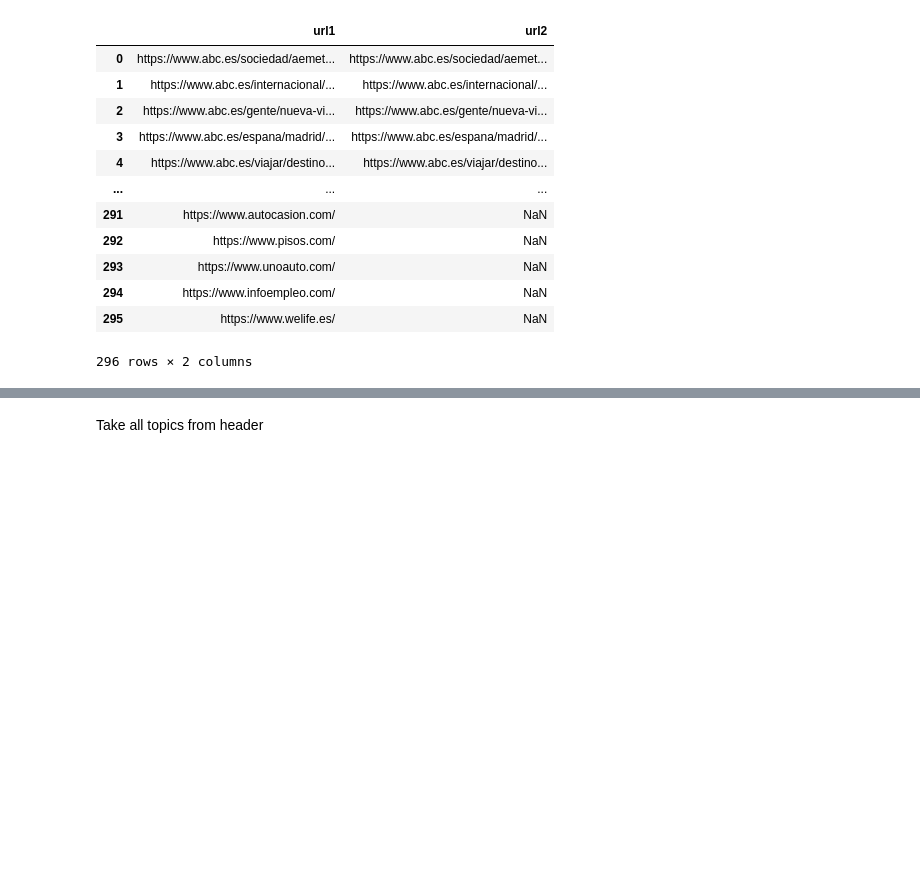
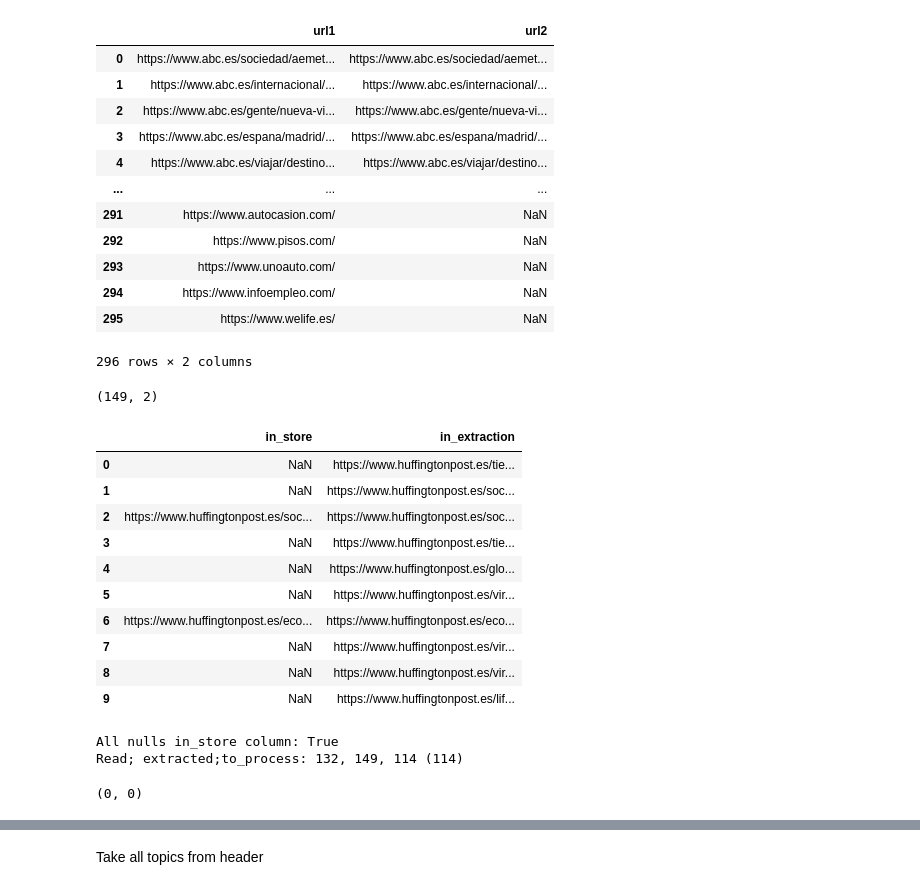
Before and after one commit to Marlup/Expected-news, a Jupyter notebook: testing/news-extraction-and-loading/unit-testing.ipynb, the cells around one changed output, grey strips where cells are left out. Saved outputs shown, nothing was run; the diff lists cells and outputs as text; code cells hidden in the pictures; blank space fills up the shorter version.

```diff
--- a/testing/news-extraction-and-loading/unit-testing.ipynb
+++ b/testing/news-extraction-and-loading/unit-testing.ipynb
@@ -1412,7 +1514,7 @@ headers = {
 }
 url = "https://www.lavanguardia.com/"
 url = "https://www.abc.es/"
+url = "https://www.elpais.com"
 response = requests.get(url, headers=headers)
 
 parsed_hmtl = BeautifulSoup(response.content, "html.parser")
-body = parsed_hmtl.select("body")
@@ -1425,0 +1561,4 @@ len(links)
+# %%
+a_tags = parsed_hmtl.html.body.find_all("a", href=re.compile("https?://.*"))
+links = [a_tag.attrs.get("href", "") for a_tag in a_tags if "https://elpais.com/" in a_tag.attrs.get("href", "")]
+len(links), links
@@ -1516,0 +1763,40 @@ pd.concat([node1_links_serie,
+# %%
+select_urls = pd.DataFrame(read_stored_news(media),
+                           columns=["in_store"])
+
+extracted_urls = pd.DataFrame(urls,
+                              columns=["in_extraction"]
+                             ).drop_duplicates()
+df_novels = select_urls.merge(extracted_urls,
+                              left_on="in_store",
+                              right_on="in_extraction",
+                              how="right")
+
+print(df_novels.shape)
+df_novels.head(10)
+# %% [output]
+(149, 2)
+|  | in_store | in_extraction |
+| 0 | NaN | https://www.huffingtonpost.es/tie... |
+| 1 | NaN | https://www.huffingtonpost.es/soc... |
+| 2 | https://www.huffingtonpost.es/soc... | https://www.huffingtonpost.es/soc... |
+| 3 | NaN | https://www.huffingtonpost.es/tie... |
+| 4 | NaN | https://www.huffingtonpost.es/glo... |
+| 5 | NaN | https://www.huffingtonpost.es/vir... |
+| 6 | https://www.huffingtonpost.es/eco... | https://www.huffingtonpost.es/eco... |
+| 7 | NaN | https://www.huffingtonpost.es/vir... |
+| 8 | NaN | https://www.huffingtonpost.es/vir... |
+| 9 | NaN | https://www.huffingtonpost.es/lif... |
+# %%
+are_new_urls = df_novels.in_store.isnull()
+df_novels_extraction = df_novels[are_new_urls]
+print("All nulls in_store column:", df_novels_extraction.in_store.isnull().all())
+print(f"Read; extracted;to_process: {len(select_urls)}, {len(extracted_urls)}, {len(df_novels_extraction)} ({are_new_urls.sum()})")
+# %% [output]
+All nulls in_store column: True
+Read; extracted;to_process: 132, 149, 114 (114)
+# %%
+df_novels_extraction.in_extraction.isnull().sum(), \
+df_novels_extraction.in_extraction.duplicated().sum()
+# %% [output]
+(0, 0)
```
Also changed, not shown: parts of 39 cells of this notebook, 41 other files.
